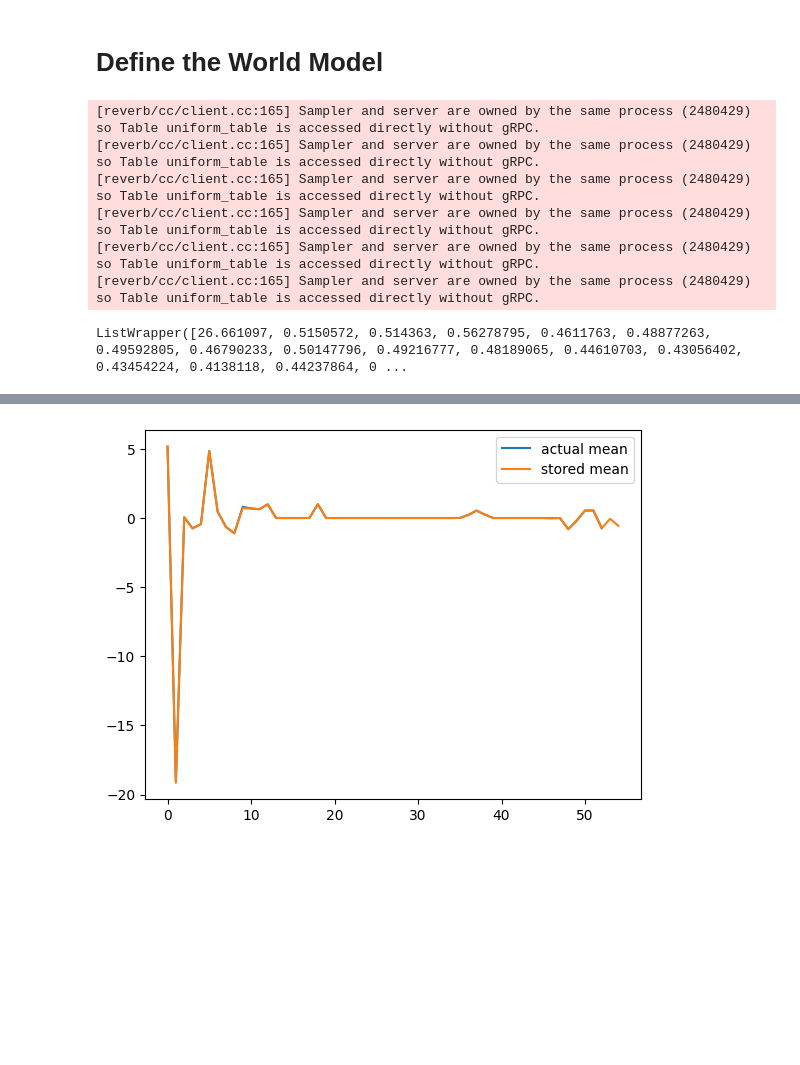
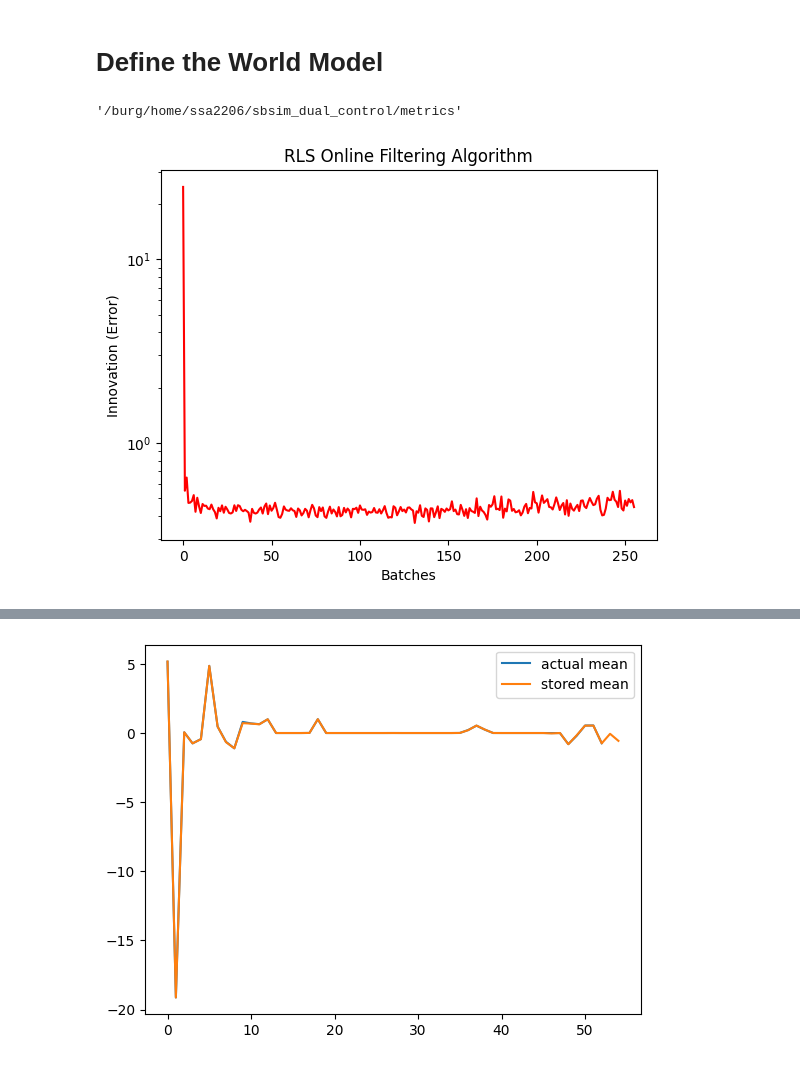
Before and after one commit to vsourirajan/sbsim_dual_control, a Jupyter notebook: smart_control/notebooks/SAC_model_assisted_rollout.ipynb, the cells around one changed output, grey strips where cells are left out. Cells and saved outputs as stored; diff of their text form; code cells hidden in the pictures; blank space fills up the shorter version.

```diff
--- a/smart_control/notebooks/SAC_model_assisted_rollout.ipynb
+++ b/smart_control/notebooks/SAC_model_assisted_rollout.ipynb
@@ -927,6 +948,7 @@ class KoopmanRLS(tf.keras.Model):
         - next_states: Batch of next states [batch_size, state_dim]
         """
         inputs = tf.concat([states, actions], axis=-1) # (batch_size, total_input_dim)
+        batch_size = inputs.shape[0]
         inputs = self.update_running_stats(inputs)
         predictions = inputs @ self.theta # (batch_size, total_input_dim) * (total_input_dim, state_dim) = (batch_size, state_dim)
         # Normalize predictions before computing innovation
@@ -974,7 +996,7 @@ class KoopmanRLS(tf.keras.Model):
         self.variance.assign(weights['variance'])
 # %%
 class LinearWorldModel(tf.keras.Model):
-    def __init__(self, state_dim, action_dim, hidden_dim=128):
+    def __init__(self, state_dim, action_dim, hidden_dim=128, stabilize_dynamics=True):
         super(LinearWorldModel, self).__init__()
         # RNN for state transitions
         self.rnn = tf.keras.layers.LSTM(hidden_dim, return_sequences=True, return_state=True)
@@ -986,6 +1008,7 @@ class LinearWorldModel(tf.keras.Model):
         ])
 
         self.optimizer = tf.keras.optimizers.Adam(learning_rate=1e-3)
+        self.stabilize_dynamics = stabilize_dynamics
 
     def call(self, states, actions):
         next_states = self.state_predictor(states, actions)  # Direct prediction of next state
@@ -997,7 +1020,8 @@ class LinearWorldModel(tf.keras.Model):
 
     def train_step(self, states, actions, next_states, rewards):
         self.state_predictor.update(states, actions, next_states, debug=True)
-        self.state_predictor.project_dynamics()
+        if(self.stabilize_dynamics):
+            self.state_predictor.project_dynamics()
         with tf.GradientTape() as tape:
             # Get predictions (remove time dimension for single step prediction)
             next_state_preds, pred_rewards, info = self(states, actions)
@@ -1011,27 +1035,29 @@ class LinearWorldModel(tf.keras.Model):
             sample_batch_size=batch_size,
             num_steps=2
         ).take(training_steps)
-        #all_states = []
+        all_states = []
         for step, (experience_batch, sample_info) in enumerate(dataset):
             states, actions, rewards = experience_batch.observation, experience_batch.action, experience_batch.reward
             at, atp1 = actions[:,0,:], actions[:, 1, :]
             st, stp1 = states[:,0,:], states[:, 1, :]
             rt = rewards[:, 0]  # Select first timestep rewards
             self.train_step(st, at, stp1, rt)
-            #all_states.append(st.numpy())
+            all_states.append(st.numpy())
         return(all_states)
-# %%
-WM = LinearWorldModel(53, 2)
-WM
-
-all_states = train_world_model(WM, replay_buffer=reverb_replay, batch_size=256, training_steps=101)
-
-WM.state_predictor.prediction_errors
-# %% [output]
-[reverb/cc/client.cc:165] Sampler and server are owned by the same process (2480429) so Table uniform_table is accessed directly without gRPC.
-[reverb/cc/client.cc:165] Sampler and server are owned by the same process (2480429) so Table uniform_table is accessed directly without gRPC.
-[reverb/cc/client.cc:165] Sampler and server are owned by the same process (2480429) so Table uniform_table is accessed directly without gRPC.
-[reverb/cc/client.cc:165] Sampler and server are owned by the same process (2480429) so Table uniform_table is accessed directly without gRPC.
-[reverb/cc/client.cc:165] Sampler and server are owned by the same process (2480429) so Table uniform_table is accessed directly without gRPC.
-[reverb/cc/client.cc:165] Sampler and server are owned by the same process (2480429) so Table uniform_table is accessed directly without gRPC.
-ListWrapper([26.661097, 0.5150572, 0.514363, 0.56278795, 0.4611763, 0.48877263, 0.49592805, 0.46790233, 0.50147796, 0.49216777, 0.48189065, 0.44610703, 0.43056402, 0.43454224, 0.4138118, 0.44237864, 0 ...
+# %%
+world_model = LinearWorldModel(53, 2, stabilize_dynamics=True)
+# %%
+all_states = world_model.train(replay_buffer=reverb_replay, batch_size=128, training_steps=256)
+# %%
+metrics_path
+# %% [output]
+'/burg/home/ssa2206/sbsim_dual_control/metrics'
+# %%
+plt.plot(world_model.state_predictor.prediction_errors, c='red')
+plt.title("RLS Online Filtering Algorithm")
+plt.xlabel("Batches")
+plt.ylabel("Innovation (Error)")
+plt.yscale("log")
+plt.savefig("/burg/home/ssa2206/sbsim_dual_control/smart_control/notebooks/RLS.png")
+# %% [output]
+[figure, added]
```
Also changed, not shown: parts of 7 cells of this notebook.
